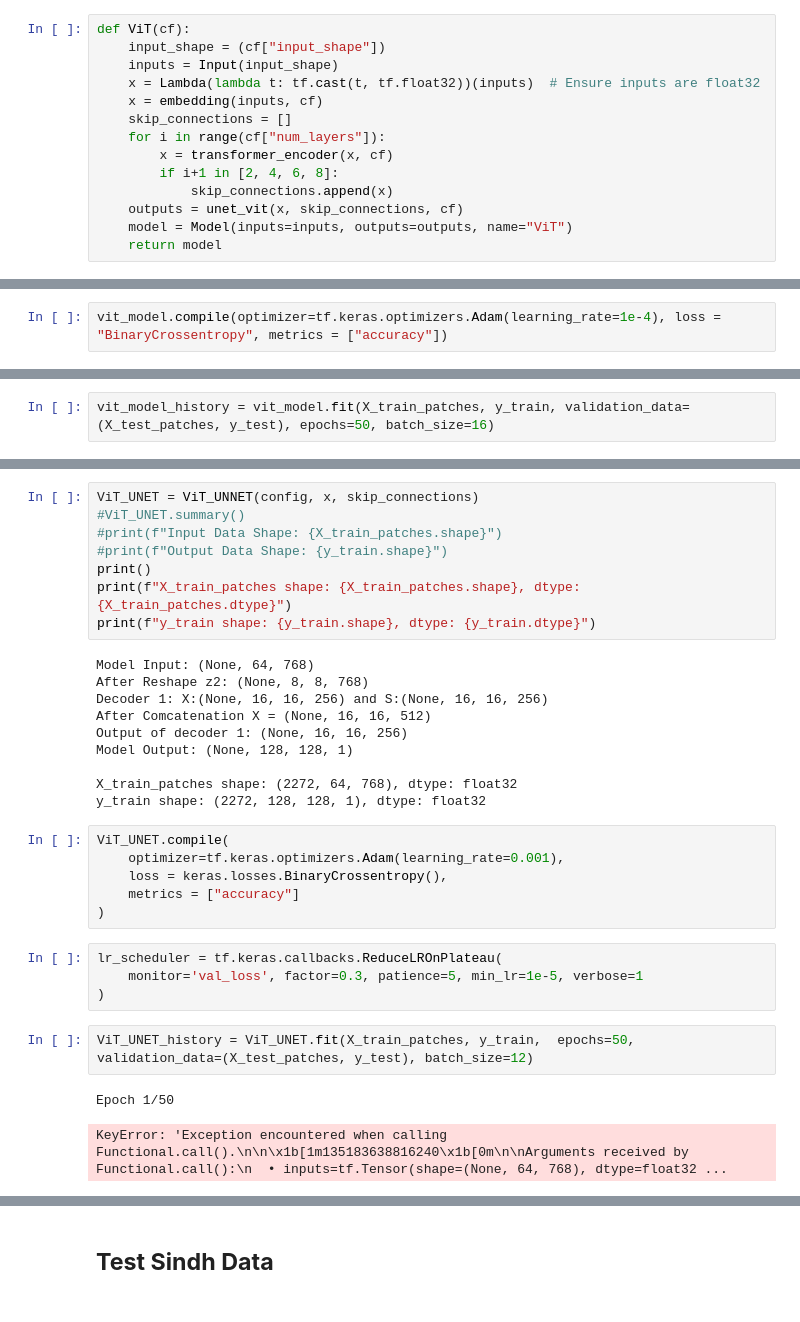
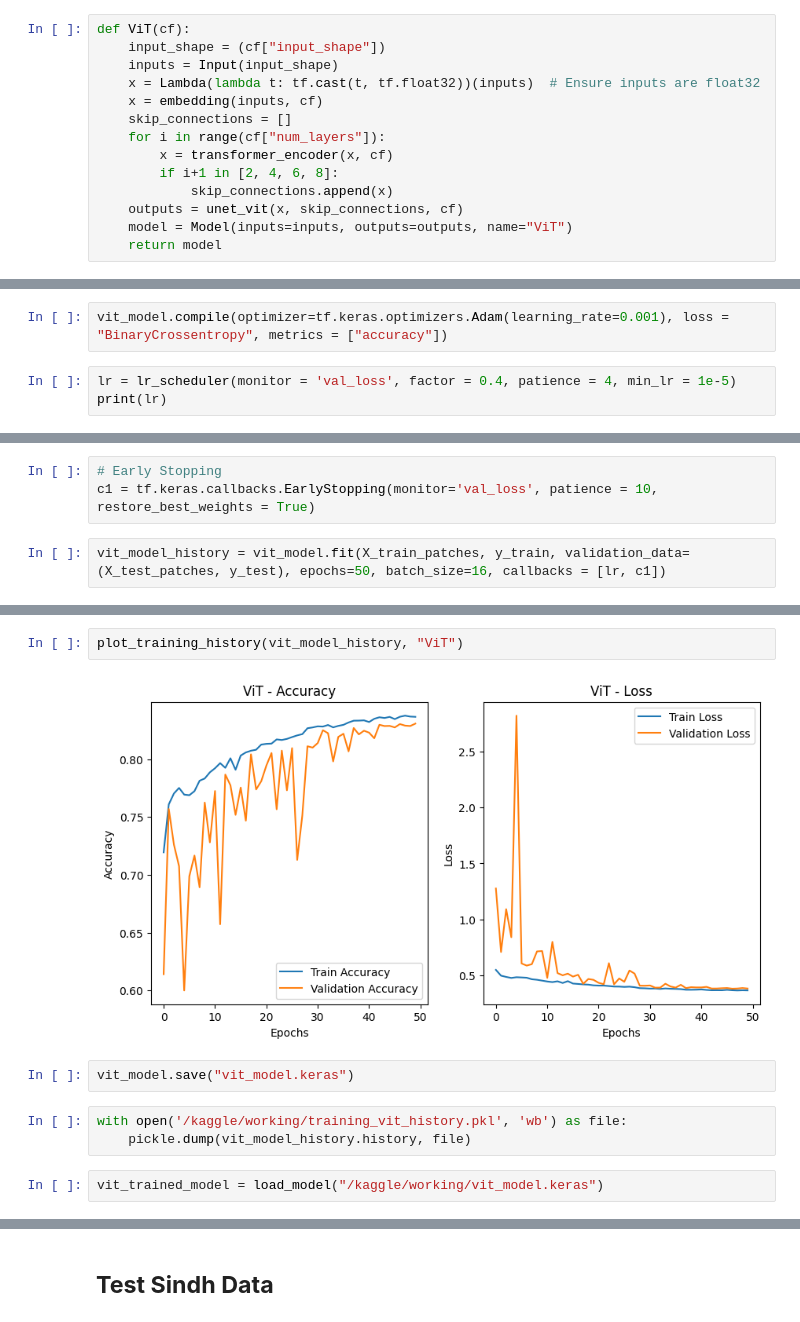
Before and after one commit to kawish14/Thesis, a Jupyter notebook: water-body-segmentation-thesis.ipynb, the cells around one changed output, grey strips where cells are left out. Saved outputs shown, nothing was run; the diff lists cells and outputs as text.

Commit message:
Kaggle Notebook | Water Body Segmentation (Thesis) | VIT UNET Training

```diff
--- a/water-body-segmentation-thesis.ipynb
+++ b/water-body-segmentation-thesis.ipynb
@@ -663,3 +699,6 @@ s1: (None, 16, 16, 256), s2:(None, 32, 32, 128), s3:(None, 64, 64, 64), s4:(None
 UNET Output (None, 128, 128, 1)
 # %%
-vit_model.compile(optimizer=tf.keras.optimizers.Adam(learning_rate=1e-4), loss = "BinaryCrossentropy", metrics = ["accuracy"])
+vit_model.compile(optimizer=tf.keras.optimizers.Adam(learning_rate=0.001), loss = "BinaryCrossentropy", metrics = ["accuracy"])
+# %%
+lr = lr_scheduler(monitor = 'val_loss', factor = 0.4, patience = 4, min_lr = 1e-5)
+print(lr)
@@ -666,4 +707,7 @@ vit_model.compile(optimizer=tf.keras.optimizers.Adam(learning_rate=1e-4), loss =
+# %%
+# Early Stopping
+c1 = tf.keras.callbacks.EarlyStopping(monitor='val_loss', patience = 10, restore_best_weights = True)
 # %%
-vit_model_history = vit_model.fit(X_train_patches, y_train, validation_data=(X_test_patches, y_test), epochs=50, batch_size=16)
+vit_model_history = vit_model.fit(X_train_patches, y_train, validation_data=(X_test_patches, y_test), epochs=50, batch_size=16, callbacks = [lr, c1])
 # %% [output]
 Epoch 1/50
@@ -769,33 +730,11 @@ def ViT_UNNET(cf, inputs, skip_connections):
-# %%
-ViT_UNET = ViT_UNNET(config, x, skip_connections)
-#ViT_UNET.summary()
-#print(f"Input Data Shape: {X_train_patches.shape}")
-#print(f"Output Data Shape: {y_train.shape}")
-print()
-print(f"X_train_patches shape: {X_train_patches.shape}, dtype: {X_train_patches.dtype}")
-print(f"y_train shape: {y_train.shape}, dtype: {y_train.dtype}")
-# %% [output]
-Model Input: (None, 64, 768)
-After Reshape z2: (None, 8, 8, 768)
-Decoder 1: X:(None, 16, 16, 256) and S:(None, 16, 16, 256)
-After Comcatenation X = (None, 16, 16, 512)
-Output of decoder 1: (None, 16, 16, 256)
-Model Output: (None, 128, 128, 1)
-
-X_train_patches shape: (2272, 64, 768), dtype: float32
-y_train shape: (2272, 128, 128, 1), dtype: float32
-# %%
-ViT_UNET.compile(
-    optimizer=tf.keras.optimizers.Adam(learning_rate=0.001),
-    loss = keras.losses.BinaryCrossentropy(),
-    metrics = ["accuracy"]
-)
-# %%
-lr_scheduler = tf.keras.callbacks.ReduceLROnPlateau(
-    monitor='val_loss', factor=0.3, patience=5, min_lr=1e-5, verbose=1
-)
-# %%
-ViT_UNET_history = ViT_UNET.fit(X_train_patches, y_train,  epochs=50, validation_data=(X_test_patches, y_test), batch_size=12)
-# %% [output]
-Epoch 1/50
-KeyError: 'Exception encountered when calling Functional.call().\n\n\x1b[1m135183638816240\x1b[0m\n\nArguments received by Functional.call():\n  • inputs=tf.Tensor(shape=(None, 64, 768), dtype=float32 ...
+# %%
+plot_training_history(vit_model_history, "ViT")
+# %% [output]
+[figure, added]
+# %%
+vit_model.save("vit_model.keras")
+# %%
+with open('/kaggle/working/training_vit_history.pkl', 'wb') as file:
+    pickle.dump(vit_model_history.history, file)
+# %%
+vit_trained_model = load_model("/kaggle/working/vit_model.keras")
```
Also changed, not shown: parts of 22 cells of this notebook.
